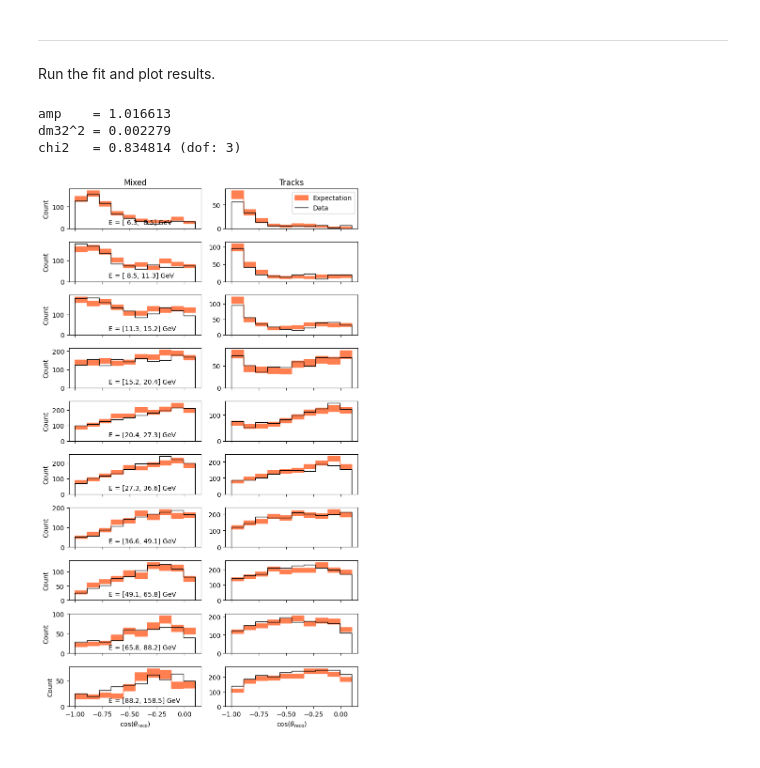
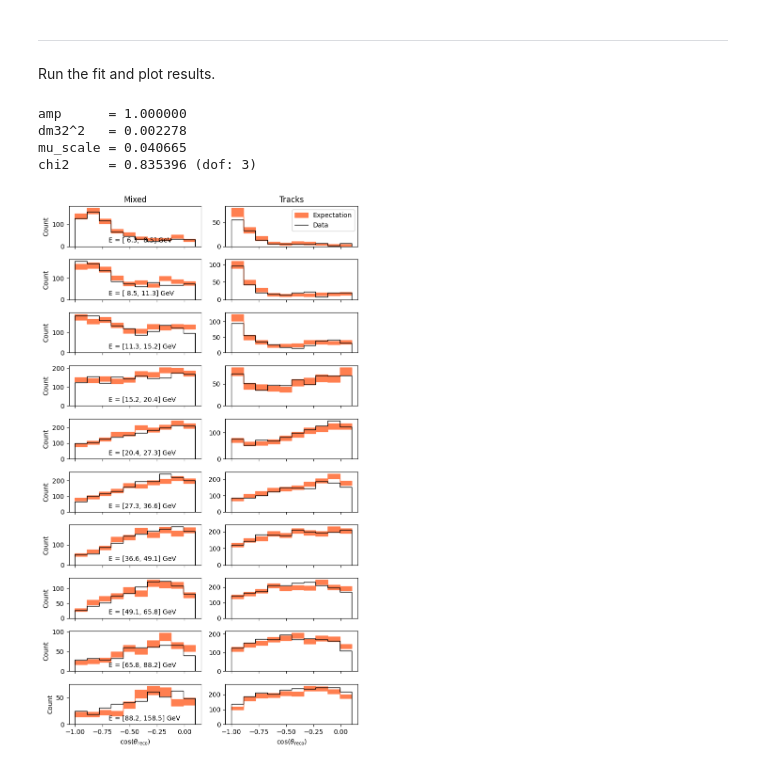
Before and after one commit to bleaktwig/icdr_example, a Jupyter notebook: example.ipynb, the cells around one changed output. Cells and saved outputs as stored; diff of their text form; code cells hidden in the pictures.

```diff
--- a/example.ipynb
+++ b/example.ipynb
@@ -208,10 +208,11 @@ def get_corr_factors(hs: pd.DataFrame, fit: dict[str, float]) -> pd.Series:
     diff = {k: v - NOMINAL_SYSTEMATICS[k] for k, v in fit.items()}
     return hs["intercept"] + sum([hs[k] * v for k, v in diff.items()])
 # %%
+HIST_SHAPE = tuple(map(lambda v: len(v)-1, [v for v in BINS.values()]))
 def make_mcnu_hist(
     mcnu: pd.DataFrame, dhs: dict[str, pd.DataFrame] = None, dm31: float = None,
     fit: dict[str, float] = None
-) -> np.ndarray[float]:
+) -> np.ndarray[HIST_SHAPE, float]:
     """
     Makes four histograms from MC neutrino dataframe (nu_nc, nue_cc, numu_cc,
     nutau_cc), applies hypersurfaces corrections to each, and returns the sum of
@@ -381,9 +383,10 @@ MC events (sum: 21818)
 Prepare functions necessary for the analysis, like reweighting the MC neutrino histogram with different physics parameters and a modified $\chi^2$ measure.
 # %%
 def eval_weights(
-    mcnu: pd.DataFrame, h_data: np.ndarray[float], h_mcmu: np.ndarray[float],
-    dhs: dict[str, pd.DataFrame], amp: float, dm31: float, mu_frac: float
-) -> tuple[np.ndarray[float], np.ndarray[float]]:
+    mcnu: pd.DataFrame, h_data: np.ndarray[HIST_SHAPE, float],
+    h_mcmu: np.ndarray[HIST_SHAPE, float], dhs: dict[str, pd.DataFrame],
+    amp: float, dm31: float, mu_frac: float
+) -> tuple[np.ndarray[HIST_SHAPE, float], np.ndarray[HIST_SHAPE, float]]:
     """
     Makes the MC neutrino histogram re-evaluating the weights based on an oscil-
     lated flux evaluated from physics parameters. Then, returns both the MC neu-
@@ -413,7 +416,9 @@ def eval_weights(
 
     return nu_scale * h_mcnu, mu_scale * h_mcmu
 # %%
-def draw_1Dplots(h_data: np.ndarray[float], h_mc: np.ndarray[float]):
+def draw_1Dplots(
+    h_data: np.ndarray[HIST_SHAPE, float], h_mc: np.ndarray[HIST_SHAPE, float]
+):
     """
     Draws a set of 1D plots to compare the expectation from MC neutrinos and
     muons with the data.
@@ -495,21 +500,23 @@ Run the fit and plot results.
 # %%
 dm31_bins = dhs["hs_numu_cc"]["dm31"].unique()
 BOUNDS = [
-    (None, None), (dm31_bins.min() + 1e-5, dm31_bins.max() - 1e-5), (0., 1.)
+    (0., 1.), (dm31_bins.min() + 1e-5, dm31_bins.max() - 1e-5), (0., 1.)
 ]
 result = optimize.minimize(
     chi2, [TEST_AMP, TEST_DM31, TEST_MUFRAC], method="L-BFGS-B", bounds=BOUNDS
 )
-print("amp    = %f" % result.x[0])
-print("dm32^2 = %f" % result.x[1])
-print("chi2   = %f (dof: %d)" % (chi2(result.x), len(result.x)))
+print("amp      = %f" % result.x[0])
+print("dm32^2   = %f" % result.x[1])
+print("mu_scale = %f" % result.x[2])
+print("chi2     = %f (dof: %d)" % (chi2(result.x), len(result.x)))
 
 # Plot the result.
 h_mcnu_s, h_mcmu_s = eval_weights(mcnu, h_data, h_mcmu, dhs, *result.x)
 h_mc = h_mcnu_s + h_mcmu_s
 draw_1Dplots(h_data, h_mc)
 # %% [output]
-amp    = 1.016613
-dm32^2 = 0.002279
-chi2   = 0.834814 (dof: 3)
+amp      = 1.000000
+dm32^2   = 0.002278
+mu_scale = 0.040665
+chi2     = 0.835396 (dof: 3)
-[figure, old version]
+[figure, new version]
```
Also changed, not shown: parts of 5 cells of this notebook.
